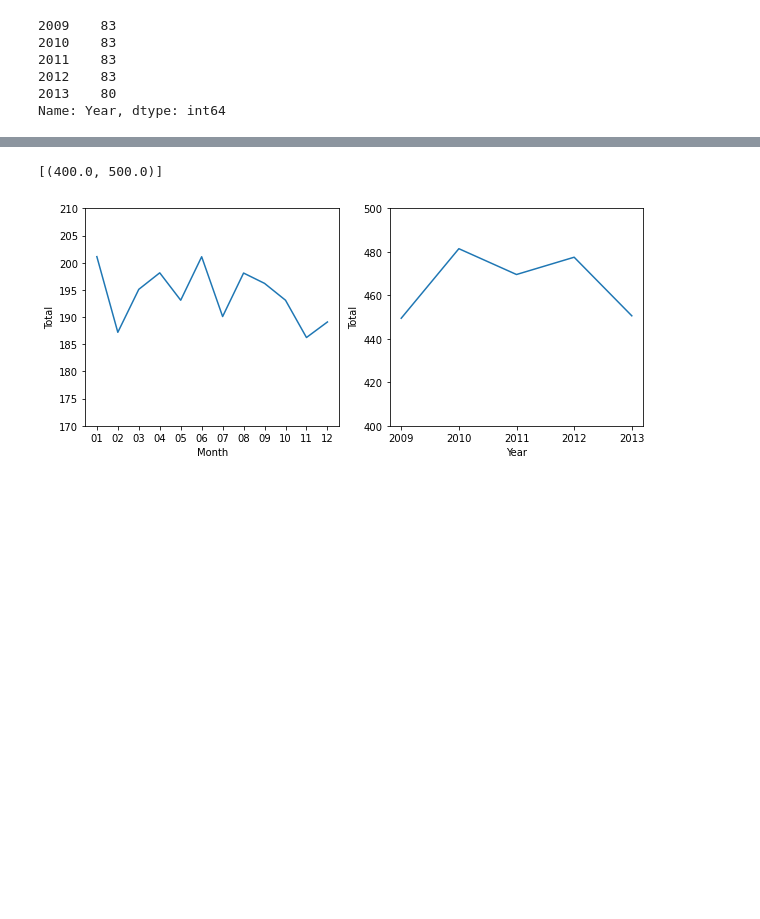
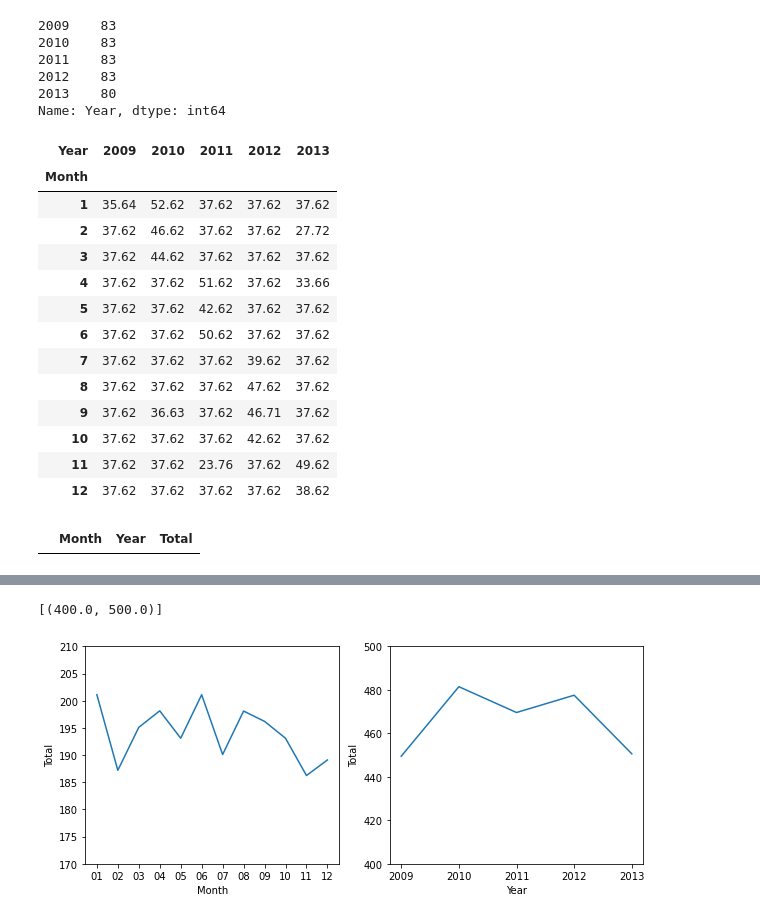
Before and after one commit to alinasansevich/chinook_SQLite_db_analysis, a Jupyter notebook: Chinook_SQLite_database_analysis.ipynb, the cells around one changed output, grey strips where cells are left out. Saved outputs shown, nothing was run; the diff lists cells and outputs as text; code cells hidden in the pictures; blank space fills up the shorter version.

Commit message:
Corrected error and created pivot table.

```diff
--- a/Chinook_SQLite_database_analysis.ipynb
+++ b/Chinook_SQLite_database_analysis.ipynb
@@ -96,4 +94,84 @@ invoices_df['Year'].value_counts()
 2012    83
 2013    80
 Name: Year, dtype: int64
+# %%
+### Let's see how much was sold per month and year:
+# create sub_df
+total_sales_raw = invoices_df[['Month', 'Year', 'Total']]
+# groupby and create pivot table
+total_sales = total_sales_raw.groupby(['Month', 'Year'], as_index=False)['Total'].sum() # as_index=False is necessary to get a DataFrame instead of a Series
+total_sales_table = total_sales.pivot(index='Month', columns='Year', values='Total')
+total_sales_table
+# %% [output]
+| Year | 2009 | 2010 | 2011 | 2012 | 2013 |
+| Month |  |  |  |  |  |
+| 1 | 35.64 | 52.62 | 37.62 | 37.62 | 37.62 |
+| 2 | 37.62 | 46.62 | 37.62 | 37.62 | 27.72 |
+| 3 | 37.62 | 44.62 | 37.62 | 37.62 | 37.62 |
+| 4 | 37.62 | 37.62 | 51.62 | 37.62 | 33.66 |
+| 5 | 37.62 | 37.62 | 42.62 | 37.62 | 37.62 |
+| 6 | 37.62 | 37.62 | 50.62 | 37.62 | 37.62 |
+| 7 | 37.62 | 37.62 | 37.62 | 39.62 | 37.62 |
+| 8 | 37.62 | 37.62 | 37.62 | 47.62 | 37.62 |
+| 9 | 37.62 | 36.63 | 37.62 | 46.71 | 37.62 |
+| 10 | 37.62 | 37.62 | 37.62 | 42.62 | 37.62 |
+| 11 | 37.62 | 37.62 | 23.76 | 37.62 | 49.62 |
+| 12 | 37.62 | 37.62 | 37.62 | 37.62 | 38.62 |
+# %%
+### plot sales per month
+# how many invoices per month are there in the db? (this will combine months from different years)
+query = ("""
+SELECT strftime('%m', InvoiceDate) AS Month, COUNT(strftime('%m', InvoiceDate)) as Count
+    FROM Invoices
+        GROUP BY strftime('%m', InvoiceDate)
+""")
+# what is the total amount sold per month for year=2009?
+query2009 = ("""
+SELECT strftime('%m', InvoiceDate) AS Month, SUM(Total) as Total
+    FROM Invoices
+        GROUP BY strftime('%m', InvoiceDate)
+        HAVING strftime('%Y', InvoiceDate) = 2009
+""")
+# what is the total amount sold per month for year=2010?
+query2010 = ("""
+SELECT strftime('%m', InvoiceDate) AS Month, SUM(Total) as Total
+    FROM Invoices
+        GROUP BY strftime('%m', InvoiceDate)
+        HAVING strftime('%Y', InvoiceDate) = 2010
+""")
+# what is the total amount sold per month for year=2011?
+query2011 = ("""
+SELECT strftime('%m', InvoiceDate) AS Month, SUM(Total) as Total
+    FROM Invoices
+        GROUP BY strftime('%m', InvoiceDate)
+        HAVING strftime('%Y', InvoiceDate) = 2011
+""")
+# what is the total amount sold per month for year=2012?   >>>>>>>>>>>>> HAVING
+query2012 = ("""
+SELECT strftime('%m', InvoiceDate) AS Month, SUM(Total) as Total
+    FROM Invoices
+        GROUP BY strftime('%m', InvoiceDate)
+        HAVING strftime('%Y', InvoiceDate) = 2012
+""")
+# what is the total amount sold per month for year=2013?   >>>>>>>>>>>>> WHERE
+query2013 = ("""
+SELECT strftime('%m', InvoiceDate) AS Month, strftime('%Y', InvoiceDate) AS Year, SUM(Total) as Total
+    FROM Invoices
+        WHERE strftime('%Y', InvoiceDate) = 2013
+        GROUP BY strftime('%m', InvoiceDate)
+""")
+
+transactions_per_month = pd.read_sql(query, conn)
+total_per_month_2009 = pd.read_sql(query2009, conn)
+total_per_month_2010 = pd.read_sql(query2010, conn)
+total_per_month_2011 = pd.read_sql(query2011, conn)
+total_per_month_2012 = pd.read_sql(query2012, conn)
+total_per_month_2013 = pd.read_sql(query2013, conn)
+
+total_per_month_2013  # NOT WORKING!!!!!!!!!!!!!
+# total_m_sales = transactions_per_month.merge(total_per_month, how='left', on='Month')
+# total_m_sales.set_index('Month', inplace=True)
+# total_m_sales
+# %% [output]
+|  | Month | Year | Total |
 # %%
```
Also changed, not shown: parts of 3 cells of this notebook.
